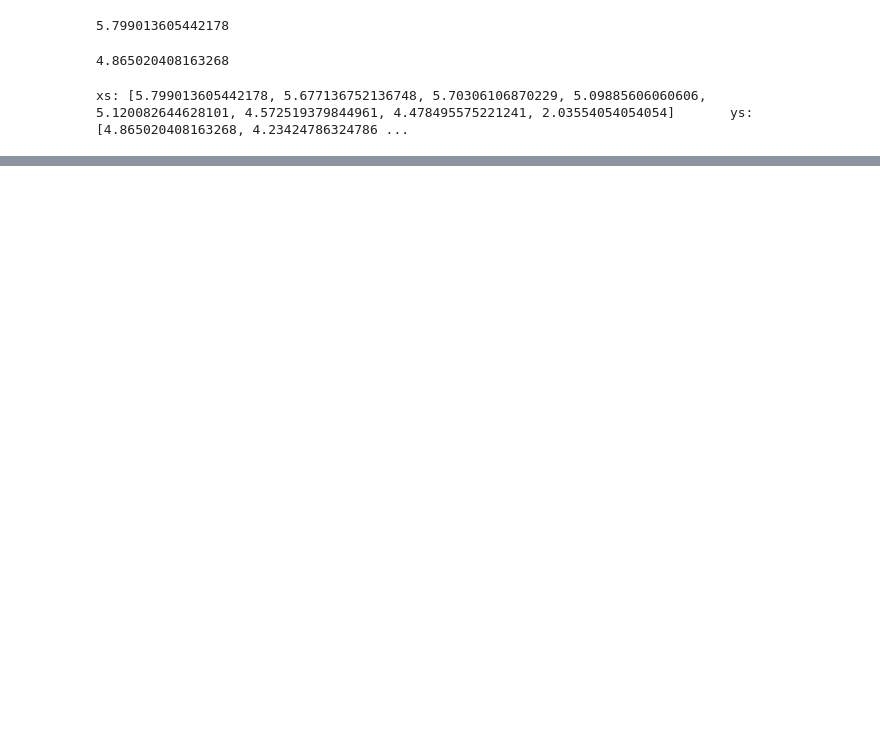
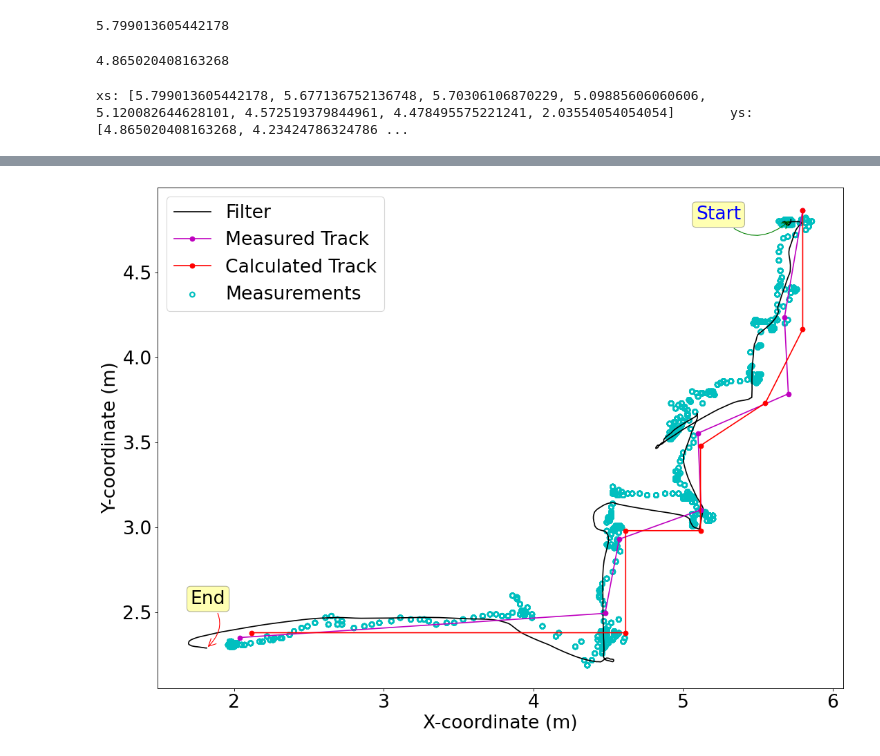
Before and after one commit to 850075610/sensor-fusion, a Jupyter notebook: data/track/track.ipynb, the cells around one changed output, grey strips where cells are left out. Cells and saved outputs as stored; diff of their text form; code cells hidden in the pictures; blank space fills up the shorter version.

```diff
--- a/data/track/track.ipynb
+++ b/data/track/track.ipynb
@@ -58,0 +124,65 @@ ys = [4.865020408163268, 4.234247863247866, 3.7864122137404563, 3.55451515151515
+# %%
+df1 = pd.read_csv(f'exp{1}_0107.csv')
+uwb_x1 = df1.uwb_x
+uwb_y1 = df1.uwb_y
+vel_linear_x1 = df1['vel_linear_x'].fillna(0.0)
+# first nonzero value for uwb_x
+ini_index1 = uwb_x1.ne(0).idxmax()
+def track():
+    tracker = KalmanFilter(dim_x=4, dim_z=2)
+    dt = 0.01
+    tracker.F = np.array([[1, dt, 0,  0],
+                          [0,  1, 0,  0],
+                          [0,  0, 1, dt],
+                          [0,  0, 0,  1]])
+    tracker.u = 0.
+    tracker.H = np.array([[1., 0., 0., 0], [0., 0., 1., 0.]])
+
+    tracker.R = np.array([[sensor_var, 0], [0, sensor_var_lateral]])
+    q_forward = Q_discrete_white_noise(dim=2, dt=dt, var=process_var)
+    q_lateral = Q_discrete_white_noise(dim=2, dt=dt, var=process_var_lateral)
+    tracker.Q = block_diag(q_forward, q_lateral)
+#     print(f"Q = {tracker.Q}")
+    tracker.x = np.array([[uwb_x1[ini_index1], vel_linear_x1[0], uwb_y1[ini_index1], 0]]).T
+    tracker.P = np.eye(4) * 0.5
+    return tracker
+# robot circle movement
+N = len(uwb_x1[ini_index1:])
+zs1 = np.array([[uwb_x1[i], uwb_y1[i]] for i in range(ini_index1, N)])
+
+# run filter
+robot_tracker = track()
+# batch_filter is quite slow
+mu, cov, _, _ = robot_tracker.batch_filter(zs1[ini_index1:])
+
+# plot result
+plt.figure(figsize=(16, 12), dpi=80)
+plt.rcParams.update({'font.size': 24})
+# c for color in plot_filter
+bp.plot_filter(mu[:, 0], mu[:, 2], c='k')
+bp.plot_measurements(zs1[ini_index1:, 0], zs1[ini_index1:, 1], color='c')
+#     plt.title('Kalman Filter position for robot movement under remote control')
+plt.xlabel("X-coordinate (m)")
+plt.ylabel("Y-coordinate (m)")
+# plt.annotate("Start", xy=(zs1[ini_index1][0], zs1[ini_index1][1]), xytext=(zs1[ini_index1][0] + 100, zs1[ini_index1][1] - 10), textcoords='offset points', ha='center', va='bottom',color='blue',
+#          bbox=dict(boxstyle='round,pad=0.2', fc='yellow', alpha=0.3),
+#          arrowprops=dict(arrowstyle='->', connectionstyle='arc3,rad=0.05',
+#                             color='green'))
+# plt.annotate("End", xy=(zs1[-1][0], zs1[-1][1]), xytext=(zs1[-1][0] - 100, zs1[-1][1]), textcoords='offset points', ha='center', va='bottom',
+#          bbox=dict(boxstyle='round,pad=0.2', fc='yellow', alpha=0.3),
+#          arrowprops=dict(arrowstyle='->', connectionstyle='arc3,rad=-0.5',
+#                             color='red'))
+plt.plot(xs, ys, '-o', color='m', label='Measured Track')
+plt.plot(theo_x, theo_y, '-o', color='r', label='Calculated Track')
+plt.annotate("Start", xy=(mu[0][0], mu[0][2]), xytext=(mu[0][0] - 100, mu[0][2] - 10), textcoords='offset points', ha='center', va='bottom',color='blue',
+         bbox=dict(boxstyle='round,pad=0.2', fc='yellow', alpha=0.3),
+         arrowprops=dict(arrowstyle='->', connectionstyle='arc3,rad=0.5',
+                            color='green'))
+plt.annotate("End", xy=(mu[-1][0], mu[-1][2]), xytext=(mu[-1][0], mu[-1][2] + 50), textcoords='offset points', ha='center', va='bottom',
+         bbox=dict(boxstyle='round,pad=0.2', fc='yellow', alpha=0.3),
+         arrowprops=dict(arrowstyle='->', connectionstyle='arc3,rad=-0.5',
+                            color='red'))
+plt.legend(loc='best')
+# plt.savefig(f"exp1.pdf", dpi=300)
+# %% [output]
+[figure, added]
```
Also changed, not shown: parts of 6 cells of this notebook, 2 other files.
